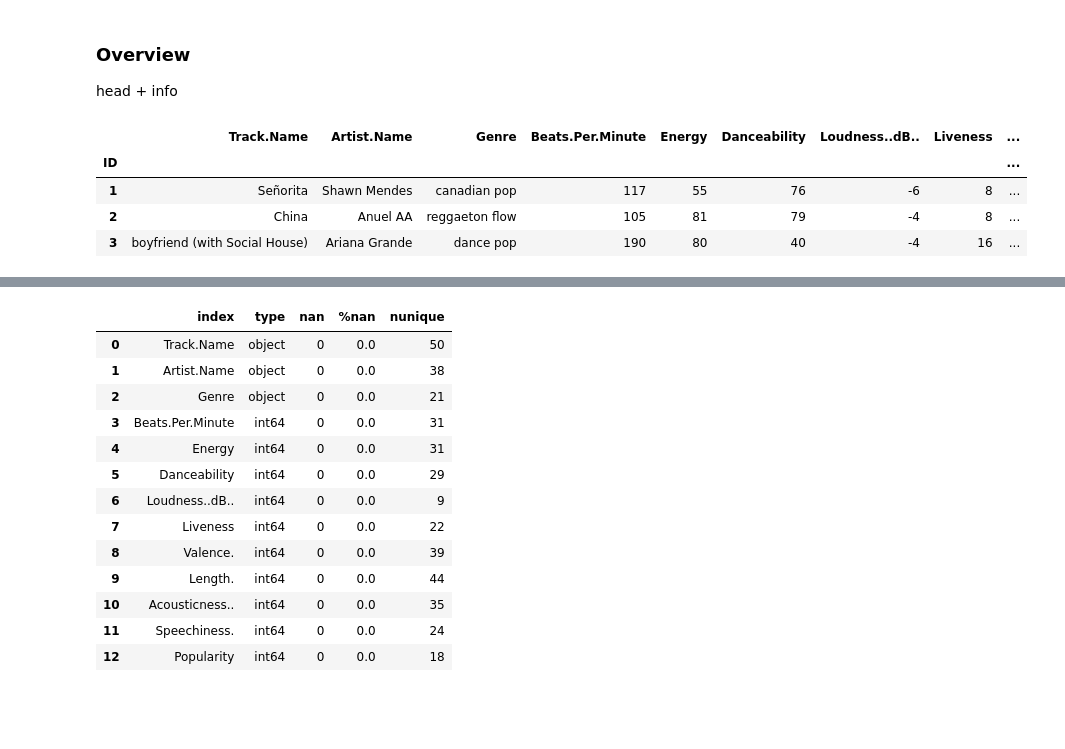
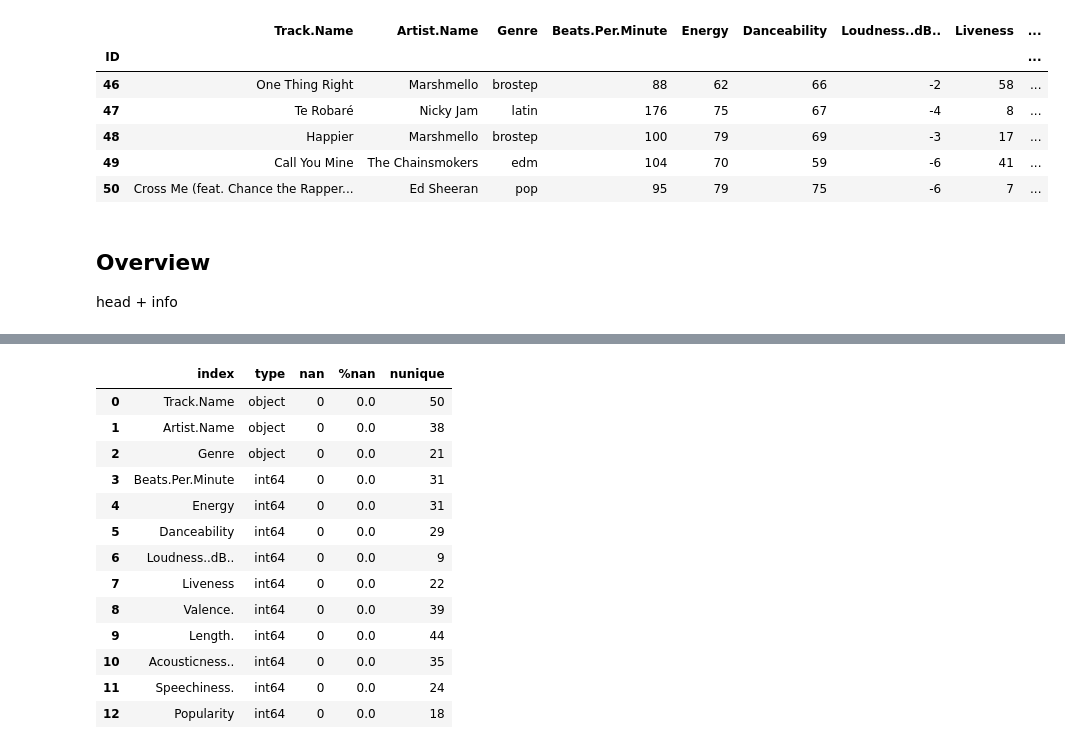
Before and after one commit to CarineMS/SpotifyTop10_2019, a Jupyter notebook: Spotify_Top10.ipynb, the cells around one changed output, grey strips where cells are left out. Drawn from its saved outputs; the diff is of its cells as text; code cells hidden in the pictures; blank space fills up the shorter version.

```diff
--- a/Spotify_Top10.ipynb
+++ b/Spotify_Top10.ipynb
@@ -48,15 +55,17 @@ df = pd.read_csv('/content/drive/MyDrive/top50.csv',encoding='ISO-8859-1')
 df = df.rename(columns={'Unnamed: 0': 'ID'})
 # %%
 df = df.set_index('ID')
+# %%
+df.tail()
+# %% [output]
+|  | Track.Name | Artist.Name | Genre | Beats.Per.Minute | Energy | Danceability | Loudness..dB.. | Liveness | ... |
+| ID |  |  |  |  |  |  |  |  | ... |
+| 46 | One Thing Right | Marshmello | brostep | 88 | 62 | 66 | -2 | 58 | ... |
+| 47 | Te Robaré | Nicky Jam | latin | 176 | 75 | 67 | -4 | 8 | ... |
+| 48 | Happier | Marshmello | brostep | 100 | 79 | 69 | -3 | 17 | ... |
+| 49 | Call You Mine | The Chainsmokers | edm | 104 | 70 | 59 | -6 | 41 | ... |
+| 50 | Cross Me (feat. Chance the Rapper... | Ed Sheeran | pop | 95 | 79 | 75 | -6 | 7 | ... |
 # %% [markdown]
-### Overview
+## Overview
 
 head + info
-# %%
-df.head(3)
-# %% [output]
-|  | Track.Name | Artist.Name | Genre | Beats.Per.Minute | Energy | Danceability | Loudness..dB.. | Liveness | ... |
-| ID |  |  |  |  |  |  |  |  | ... |
-| 1 | Señorita | Shawn Mendes | canadian pop | 117 | 55 | 76 | -6 | 8 | ... |
-| 2 | China | Anuel AA | reggaeton flow | 105 | 81 | 79 | -4 | 8 | ... |
-| 3 | boyfriend (with Social House) | Ariana Grande | dance pop | 190 | 80 | 40 | -4 | 16 | ... |
```
Also changed, not shown: parts of 15 cells of this notebook.
